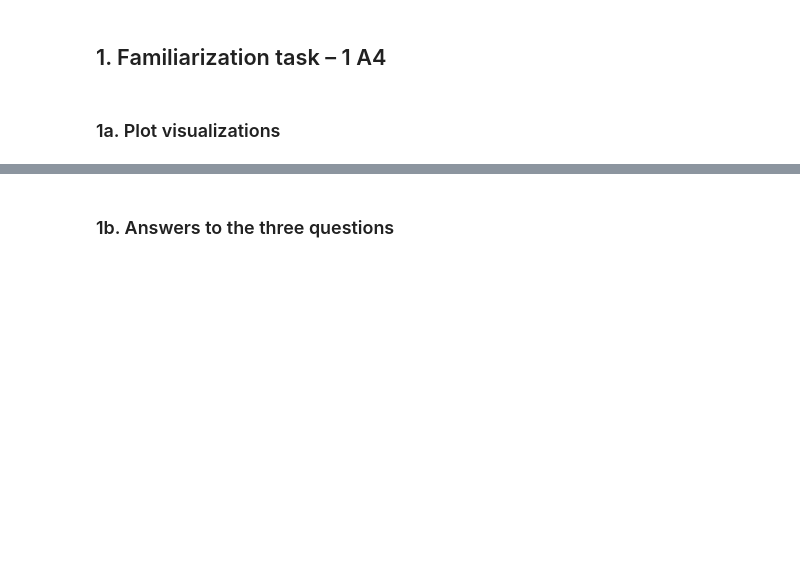
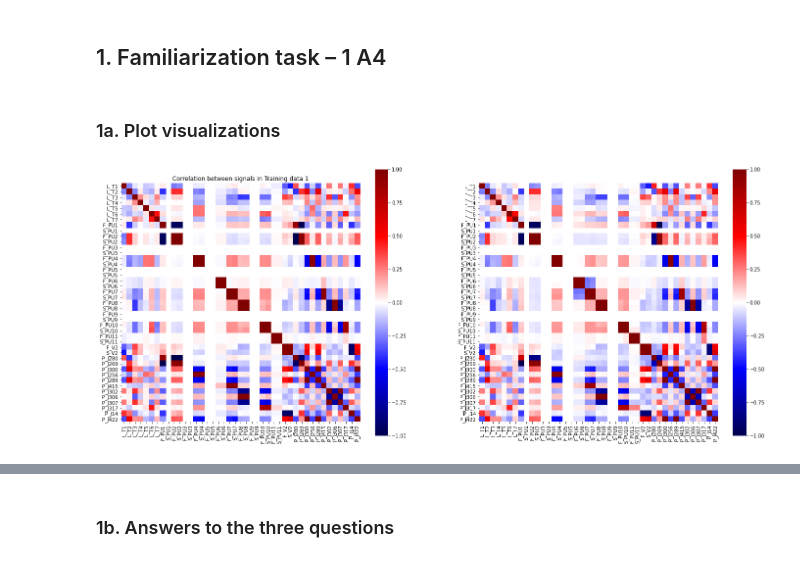
Before and after one commit to sharwinbobde/cyber-data-analytics, a Jupyter notebook: Part-2/Lab2.ipynb, the cells around one changed output, grey strips where cells are left out. Saved outputs shown, nothing was run; the diff lists cells and outputs as text; code cells hidden in the pictures; blank space fills up the shorter version.

```diff
--- a/Part-2/Lab2.ipynb
+++ b/Part-2/Lab2.ipynb
@@ -26,3 +47,30 @@ Dataset here : https://www.batadal.net/data.html You will need Training Dataset
 ## 1. Familiarization task – 1 A4
 # %% [markdown]
 ### 1a. Plot visualizations
+# %%
+data_1 = pd.read_csv("data/BATADAL_dataset03.csv")
+# account for space after the comma in the delimiter
+data_2 = pd.read_csv("data/BATADAL_dataset04.csv", delimiter=r",\s{0,1}")
+test_data = pd.read_csv("data/BATADAL_test_dataset.csv")
+
+# convert DATETIME column to datetime
+data_1["DATETIME"] = pd.to_datetime(data_1.DATETIME)
+data_2["DATETIME"] = pd.to_datetime(data_2.DATETIME)
+test_data["DATETIME"] = pd.to_datetime(test_data.DATETIME)
+# %%
+signals = ['L_T1', 'L_T2', 'L_T3', 'L_T4', 'L_T5', 'L_T6', 'L_T7',
+       'F_PU1', 'S_PU1', 'F_PU2', 'S_PU2', 'F_PU3', 'S_PU3', 'F_PU4', 'S_PU4',
+       'F_PU5', 'S_PU5', 'F_PU6', 'S_PU6', 'F_PU7', 'S_PU7', 'F_PU8', 'S_PU8',
+       'F_PU9', 'S_PU9', 'F_PU10', 'S_PU10', 'F_PU11', 'S_PU11', 'F_V2',
+       'S_V2', 'P_J280', 'P_J269', 'P_J300', 'P_J256', 'P_J289', 'P_J415',
+       'P_J302', 'P_J306', 'P_J307', 'P_J317', 'P_J14', 'P_J422']
+# %%
+f, (ax1, ax2) = plt.subplots(1,2,figsize =(24, 10))
+
+sns.heatmap(data_1[signals].corr(), square=True, vmin=-1, vmax=1, ax=ax1, cmap='seismic')
+ax1.set_title("Correlation between signals in Training data 1")
+sns.heatmap(data_2[signals].corr(), square=True, vmin=-1, vmax=1, ax=ax2, cmap='seismic')
+ax1.set_title("Correlation between signals in Training data 1")
+plt.show()
+# %% [output]
+[figure, added]
```
Also changed, not shown: parts of 25 cells of this notebook.
